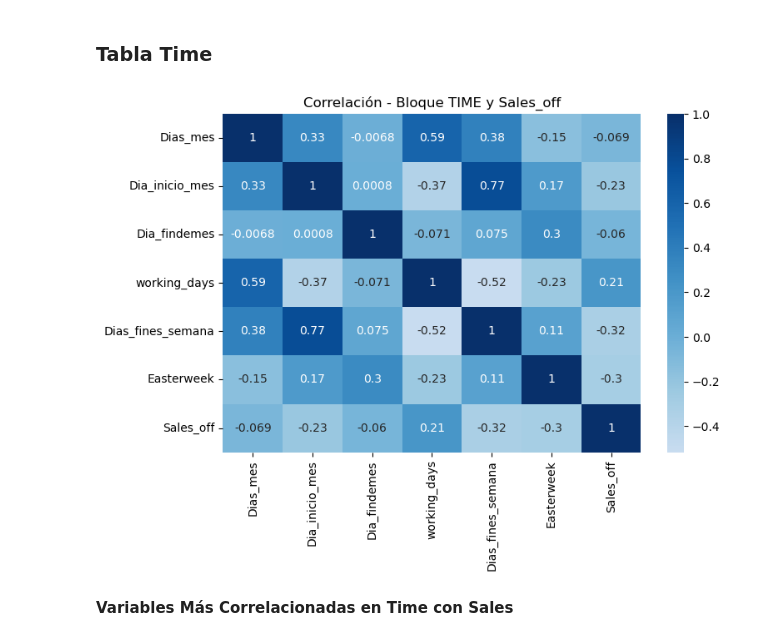
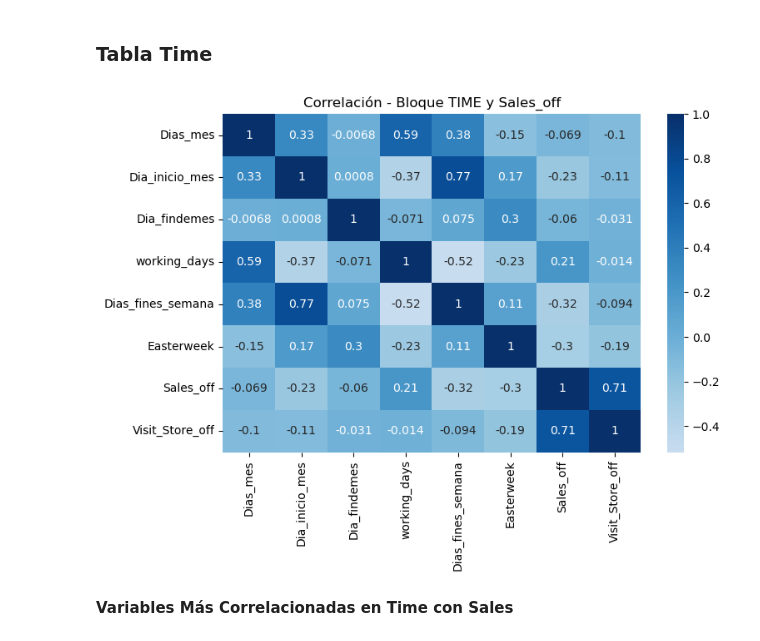
Before and after one commit to martinagg7/ia_MMM, a Jupyter notebook: notebooks/02_MMM.ipynb, the cells around one changed output. Drawn from its saved outputs; the diff is of its cells as text; code cells hidden in the pictures.

```diff
--- a/notebooks/02_MMM_ventas.ipynb
+++ b/notebooks/02_MMM.ipynb
@@ -40,19 +54,15 @@ Se han generado las siguientes métricas a partir de la tabla de inversión mens
 # %%
-# Online
 inversion_online = df_inv['INTERNET'] + df_inv['PlataformasVideo']
 
-# Offline
+
 inversion_offline = (
     df_inv['CINE'] + df_inv['EXTERIOR'] + df_inv['PRENSA'] +
-    df_inv['RADIO'] + df_inv['REVISTAS']
+    df_inv['RADIO'] + df_inv['REVISTAS']+df_inv['PRODUCCION'] + df_inv['VARIOS']
 )
 
-# Otros (costes generales de producción y varios)
-otros = df_inv['PRODUCCION'] + df_inv['VARIOS']
 
-df_inv['Pct_Online'] = inversion_online / df_inv['INV_Total']
-df_inv['Pct_Offline'] = inversion_offline / df_inv['INV_Total']
-df_inv['Pct_Otros'] = otros / df_inv['INV_Total']
+df_inv['Inversion_Online'] = inversion_online
+df_inv['Inversion_Offline'] = inversion_offline
 # %%
 df_inv.head()
 # %% [output]
@@ -75,6 +85,7 @@ df_merge = df_merge.sort_values('ID_Date')
 # Calculamos el delay de compras
 df_merge['Sales_1_ago'] = df_merge['Sales_off'].shift(1) # 1 mes atras
 df_merge['Sales_2_ago'] = df_merge['Sales_off'].shift(2) # 2 meses atras
+df_merge['Web_Visitors_1_ago']=df_merge['Unique_visitors'].shift(1)
 # %% [markdown]
 *Nota*:Para los primeros dos meses deconcoemos los visitantes previos pero los dejamos como NaN para que lo gestione el modelo.
 # %%
@@ -92,19 +110,19 @@ df_merge.head()
 # %% [markdown]
 ### Tabla Time
 # %%
-cols_time = ['Dias_mes', 'Dia_inicio_mes', 'Dia_findemes', 'working_days', 'Dias_fines_semana', 'Easterweek', 'Sales_off']
+cols_time = ['Dias_mes', 'Dia_inicio_mes', 'Dia_findemes', 'working_days', 'Dias_fines_semana', 'Easterweek' ,'Sales_off','Visit_Store_off']
 
 df_time_corr = df_merge[cols_time]
 corr_time = df_time_corr.corr(numeric_only=True)
 
 
 plt.figure(figsize=(8, 6))
 sns.heatmap(corr_time, annot=True, cmap='Blues', center=0)
 plt.title("Correlación - Bloque TIME y Sales_off")
 plt.tight_layout()
 plt.show()
 # %% [output]
-[figure, old version]
+[figure, new version]
 # %% [markdown]
 **Variables Más Correlacionadas en Time con Sales**
 # %%
```
Also changed, not shown: parts of 9 cells of this notebook, 2 other files.
